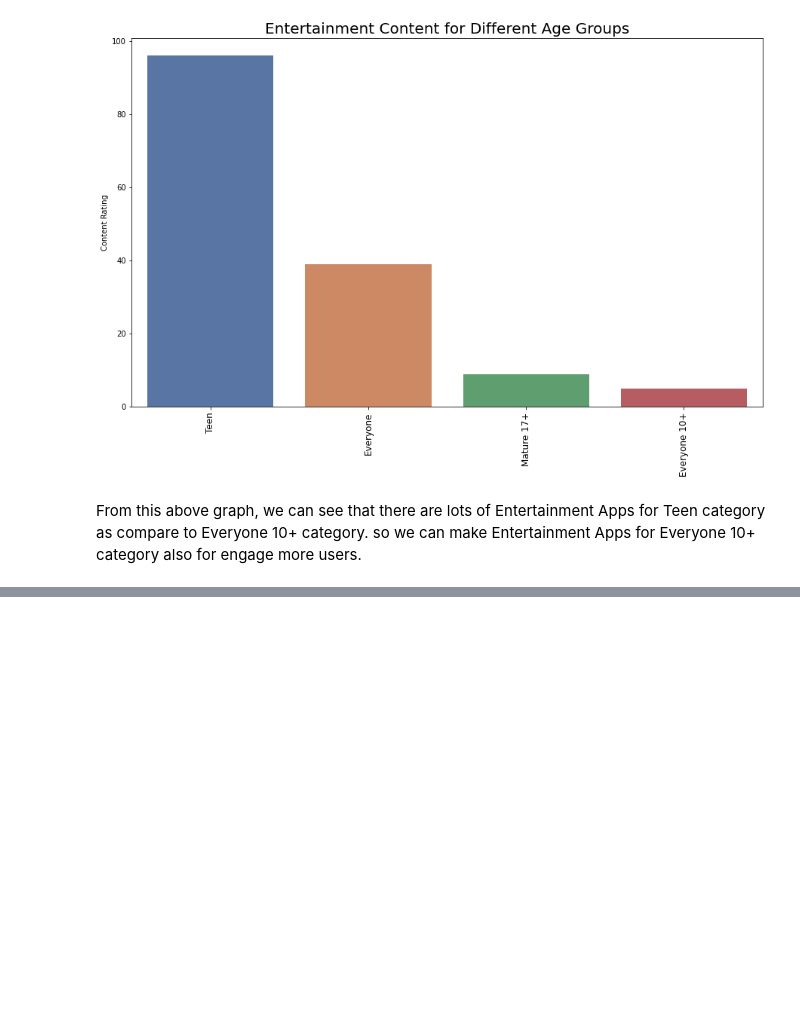
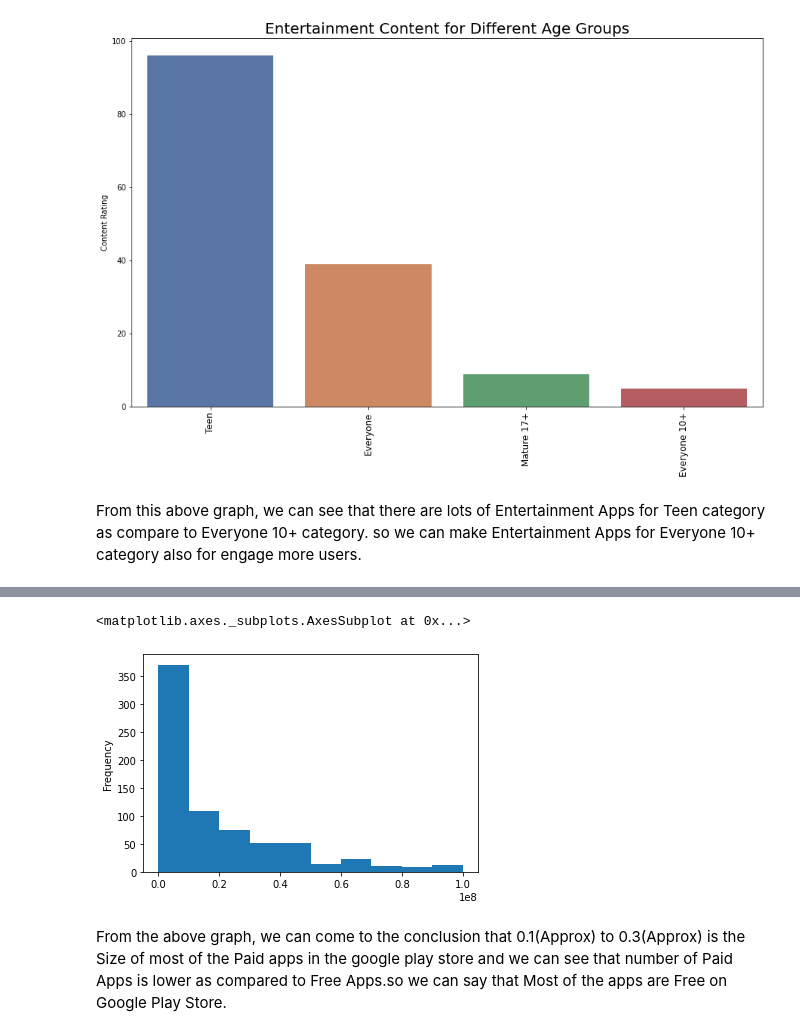
Before and after one commit to Amankr351/Play-Store-Review-Analysis, a Jupyter notebook: Aman_EDA_Project.ipynb, the cells around one changed output, grey strips where cells are left out. Cells and saved outputs as stored; diff of their text form; code cells hidden in the pictures; blank space fills up the shorter version.

```diff
--- a/Aman_EDA_Project.ipynb
+++ b/Aman_EDA_Project.ipynb
@@ -351,0 +423,8 @@ From this above graph, we can see that there are lots of Entertainment Apps for
+# %%
+type_paid['Size'] = type_paid.Size.apply(lambda x: x.strip('+')) #Removing the + Sign
+type_paid['Size'] = type_paid.Size.apply(lambda x: x.replace(',', '')) #For removing the `,`
+type_paid['Size'] = type_paid.Size.apply(lambda x: x.replace('M', 'e+6')) #For converting the M to Mega
+type_paid['Size'] = type_paid.Size.apply(lambda x: x.replace('k', 'e+3')) #For convertinf the K to Kilo
+type_paid['Size'] = type_paid.Size.replace('Varies with device', np.NaN)
+type_paid['Size'] = type_paid.Size.replace('varies with device', np.NaN)
+type_paid['Size'] = pd.to_numeric(type_paid['Size']) #Converting the string to Numeric type
@@ -351,0 +449,7 @@ From this above graph, we can see that there are lots of Entertainment Apps for
+# %%
+type_paid["Size"].plot(kind = 'hist')       #Paid Apps.
+# %% [output]
+<matplotlib.axes._subplots.AxesSubplot at 0x...>
+[figure, added]
+# %% [markdown]
+From the above graph, we can come to the conclusion that 0.1(Approx) to 0.3(Approx) is the Size of most of the Paid apps in the google play store and we can see that number of Paid Apps is lower as compared to Free Apps.so we can say that Most of the apps are Free on Google Play Store.
```
Also changed, not shown: parts of 15 cells of this notebook.
